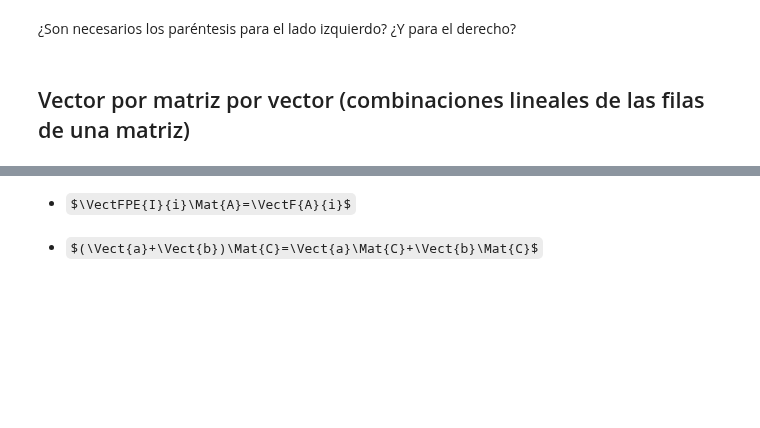
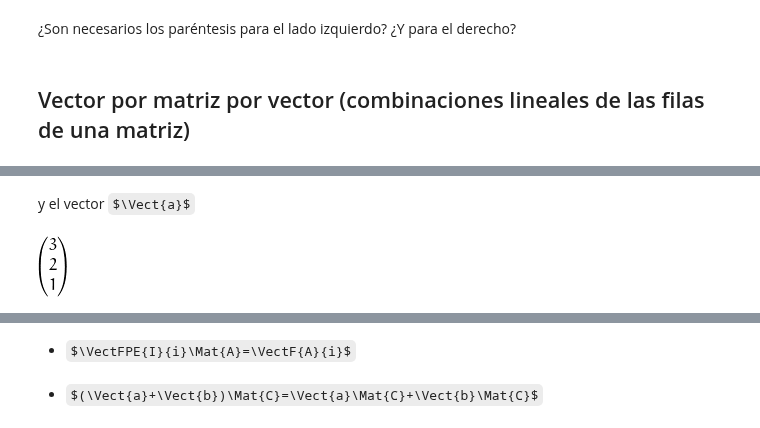
Before and after one commit to mbujosab/nacal-Jupyter-Notebooks, a Jupyter notebook: Lecc02.ipynb, the cells around one changed output, grey strips where cells are left out. Cells and saved outputs as stored; diff of their text form; code cells hidden in the pictures; some formulas as TeX source; blank space fills up the shorter version.

```diff
--- a/Lecc02.ipynb
+++ b/Lecc02.ipynb
@@ -221,0 +243,7 @@ $\Vect{a}\Mat{B}$ descritas en la [Sección 2.3.1](https://mbujosab.github.io/Cu
+# %% [markdown]
+y el vector $\Vect{a}$
+# %%
+a = Vector([3,2,1])
+a
+# %% [output]
+[figure, added]
```
Also changed, not shown: parts of 21 cells of this notebook, 1 other file.
